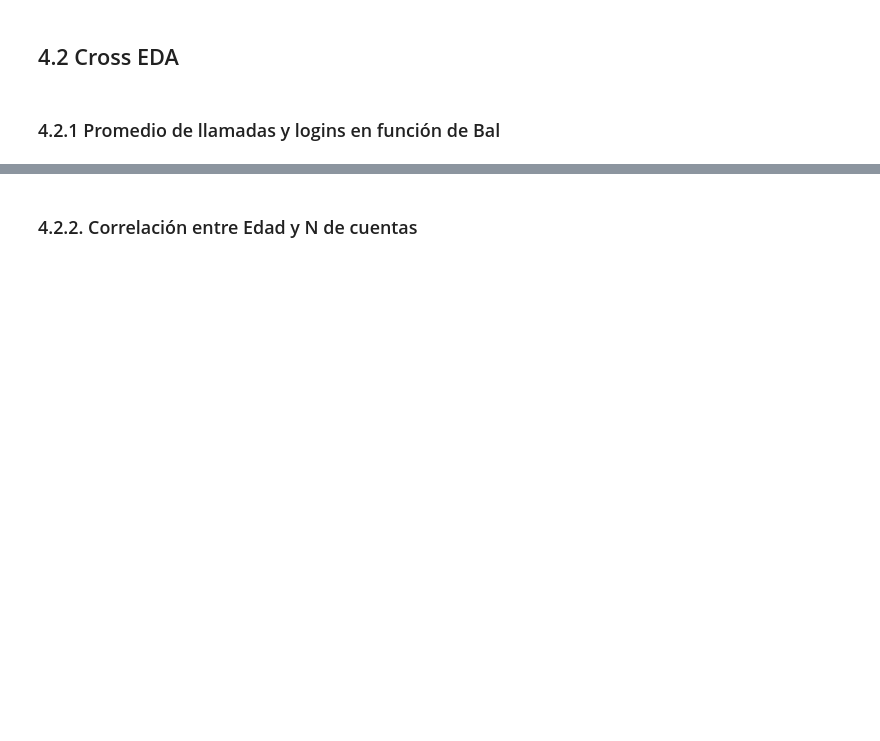
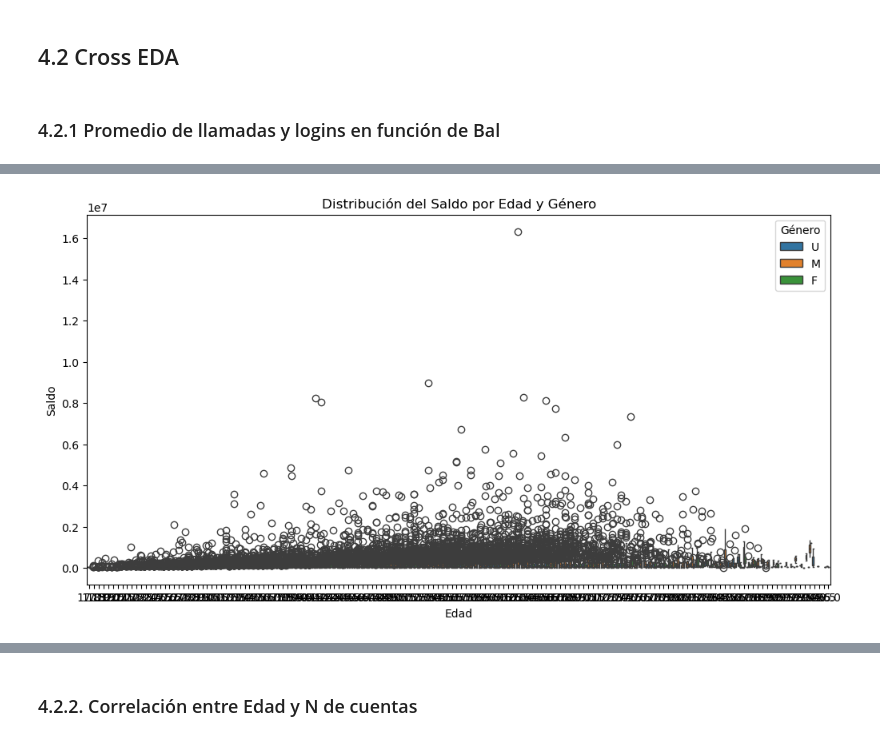
Before and after one commit to davidmoreno-gh/Vanguard-AB-Testing, a Jupyter notebook: notebooks/1. main.ipynb, the cells around one changed output, grey strips where cells are left out. Cells and saved outputs as stored; diff of their text form; code cells hidden in the pictures; blank space fills up the shorter version.

```diff
--- a/notebooks/1. main.ipynb
+++ b/notebooks/1. main.ipynb
@@ -27,7 +27,7 @@ Now, we 'instance' our dataframes so we precise to Python to read them:
 # %%
 # df creation
 # reading the various datasets:
-df_pt1 = pd.read_csv('raw_data/df_final_web_data_pt_1.txt')
-df_pt2 = pd.read_csv('raw_data/df_final_web_data_pt_2.txt')
-df_users = pd.read_csv('raw_data/df_final_demo.txt')
-df_exp =pd.read_csv('raw_data/df_final_experiment_clients.txt')
+df_pt1 = pd.read_csv('../raw_data/df_final_web_data_pt_1.txt')
+df_pt2 = pd.read_csv('..//raw_data/df_final_web_data_pt_2.txt')
+df_users = pd.read_csv('../raw_data/df_final_demo.txt')
+df_exp =pd.read_csv('../raw_data/df_final_experiment_clients.txt')
@@ -1010,17 +1008,17 @@ En resumen, kde=True añade una curva que representa la distribución subyacente
 # Definición de grupos de edad
 age_bins = [0, 30, 45, 60, 100]
 age_labels = ['Joven', 'Adulto', 'Mayor', 'Anciano']
-df_demo['age_group'] = pd.cut(df_demo['clnt_age'], bins=age_bins, labels=age_labels)
+df_clean_users['age_group'] = pd.cut(df_clean_users['clnt_age'], bins=age_bins, labels=age_labels)
 
 # Calcular la tenencia promedio de cuentas por grupo de edad
-avg_accounts_by_age_group = df_demo.groupby('age_group')['num_accts'].mean()
+avg_accounts_by_age_group = df_clean_users.groupby('age_group')['num_accts'].mean()
 print(avg_accounts_by_age_group)
 
 # Definir grupos de clientes: Nuevos vs. Antiguos
-df_demo['client_status'] = np.where(df_demo['clnt_tenure_yr'] < 5, 'Nuevos', 'Antiguos')
+df_clean_users['client_status'] = np.where(df_clean_users['clnt_tenure_yr'] < 5, 'Nuevos', 'Antiguos')
 
 # Calcular estadísticas para cada grupo
-client_analysis = df_demo.groupby('client_status').agg({
+client_analysis = df_clean_users.groupby('client_status').agg({
     'bal': 'mean',               # Saldo promedio
     'calls_6_mnth': 'mean',      # Llamadas promedio en 6 meses
     'logons_6_mnth': 'mean',     # Inicios de sesión promedio en 6 meses
@@ -1035,9 +1058,11 @@ demographics_balance
 # %%
 plt.figure(figsize=(12, 6))
-sns.boxplot(data=df_demo, x='clnt_age', y='bal', hue='gendr')
+sns.boxplot(data=df_clean_users, x='clnt_age', y='bal', hue='gendr')
 plt.title('Distribución del Saldo por Edad y Género')
 plt.xlabel('Edad')
 plt.ylabel('Saldo')
 plt.legend(title='Género')
 plt.show()
+# %% [output]
+[figure, added]
 # %%
```
Also changed, not shown: parts of 19 cells of this notebook, 4 other files.
